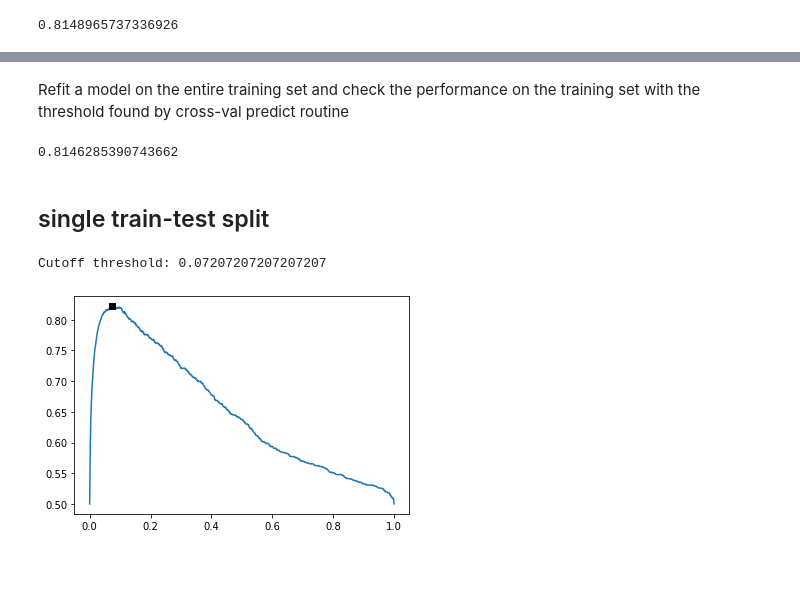
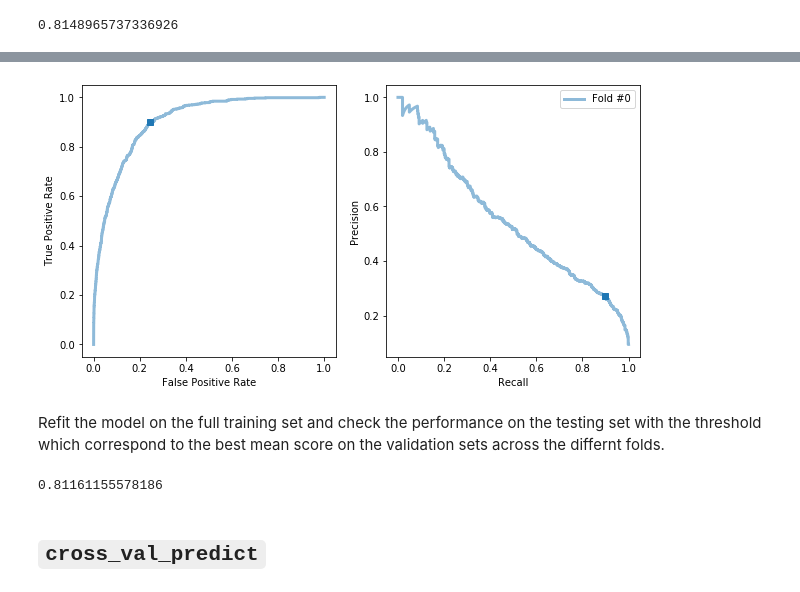
Before and after one commit to glemaitre/cutoff_experiments, a Jupyter notebook: cutoff_experiments.ipynb, the cells around one changed output, grey strips where cells are left out. Drawn from its saved outputs; the diff is of its cells as text; code cells hidden in the pictures; blank space fills up the shorter version.

```diff
--- a/cutoff_experiments.ipynb
+++ b/cutoff_experiments.ipynb
@@ -300,11 +312,14 @@ Cutoff threshold: 0.0940940940940941
+# %%
+plot_roc_pr_curves(results)
+# %% [output]
+[figure, added]
 # %% [markdown]
-Refit a model on the entire training set and check the performance on the training set with the threshold found by cross-val predict routine
+Refit the model on the full training set and check the performance on the testing set with the threshold which correspond to the best mean score on the validation sets across the differnt folds.
 # %%
+model = clone(lr_clf)
 model.fit(X_train, y_train)
 y_pred = model.predict_proba(X_test)
 y_pred = y_pred[:, 1]
-print(balanced_accuracy_score(y_test, (y_pred >= threshold_interpolated[idx]).astype(int)))
+print(balanced_accuracy_score(y_test, (y_pred >= results["threshold"]).astype(int)))
 # %% [output]
-0.8146285390743662
+0.81161155578186
-# %% [markdown]
-## single train-test split
@@ -326,8 +326,2 @@ for th in threshold_interpolated:
-# %%
-plt.plot(threshold_interpolated, scores)
-idx = np.argmax(scores)
-plt.plot(threshold_interpolated[idx], scores[idx], marker="s", color="k")
-print(f"Cutoff threshold: {threshold_interpolated[idx]}")
-# %% [output]
-Cutoff threshold: 0.07207207207207207
-[figure, removed]
+# %% [markdown]
+## `cross_val_predict`
```
Also changed, not shown: parts of 32 cells of this notebook.
